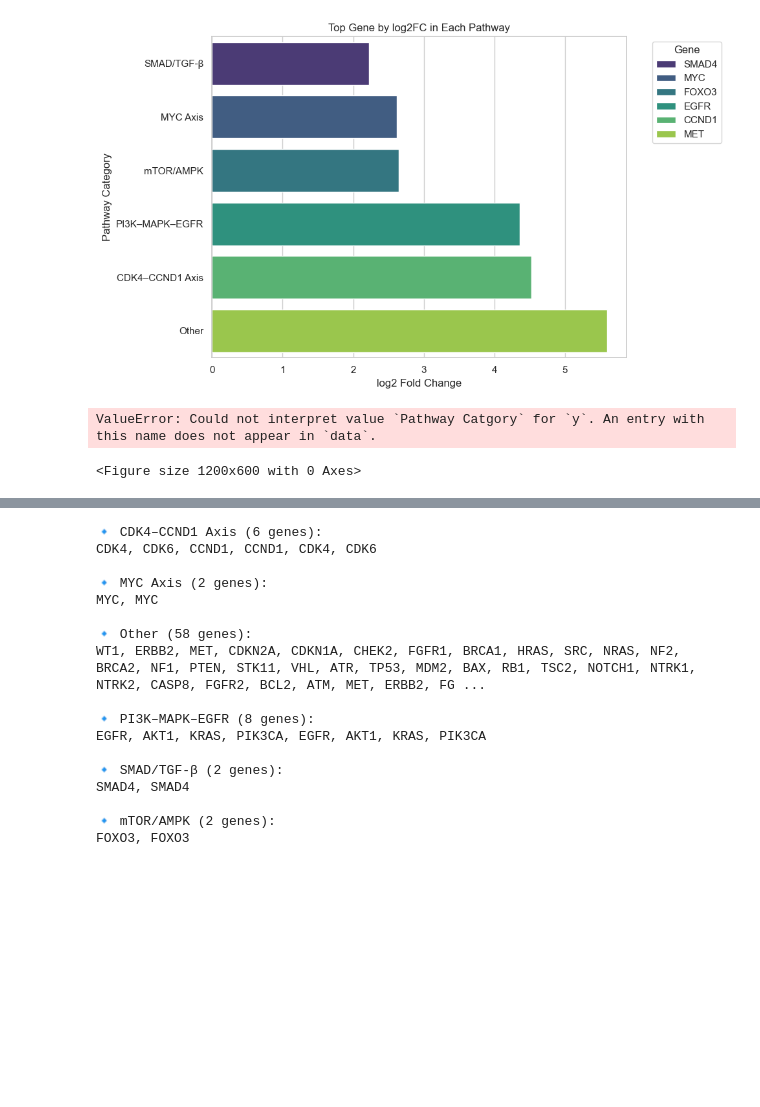
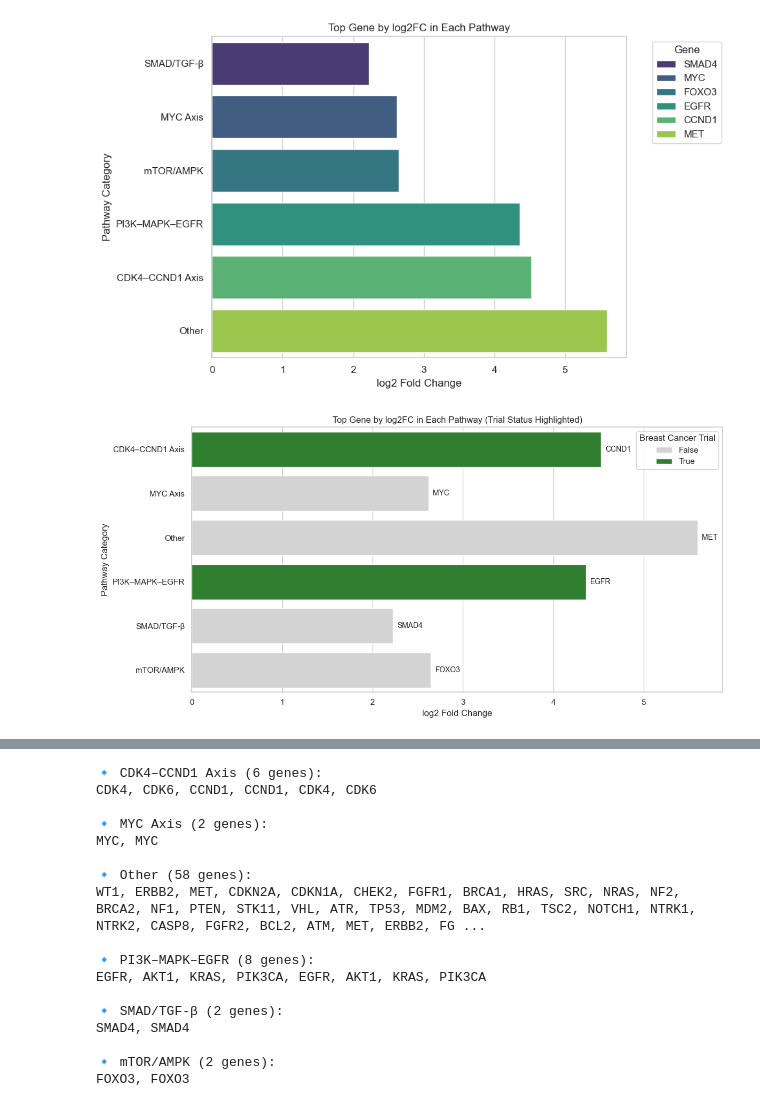
Before and after one commit to oliverraj/interpretable-machine-learning-oncology, a Jupyter notebook: notebooks/09_combined_DE_final_24July.ipynb, the cells around one changed output, grey strips where cells are left out. Cells and saved outputs as stored; diff of their text form; code cells hidden in the pictures; blank space fills up the shorter version.

```diff
--- a/notebooks/09_combined_DE_final_24July.ipynb
+++ b/notebooks/09_combined_DE_final_24July.ipynb
@@ -565,36 +555,35 @@ import seaborn as sns
 # Replace any missing pathways with 'Other'
 df["Pathway Category"] = df["Pathway Category"].fillna("Other")
 
 # Identify the top gene (highest log2_fc) in each pathway
 top_genes = df.sort_values("log2FC", ascending=False).groupby("Pathway Category").first().reset_index()
 
 # Plot
 plt.figure(figsize=(12, 6))
 sns.barplot(
     data=top_genes,
-    y="Pathway Catgory",
+    y="Pathway Category",
     x="log2FC",
     hue="Has Breast Cancer Trial",  # Adds color based on trial status
     dodge=False,  # Prevents bar separation
     palette={True: "forestgreen", False: "lightgray"}
 )
 
 # Add gene labels inside bars
 for i, row in top_genes.iterrows():
     plt.text(
         row["log2FC"] + 0.05, i, row["Gene"],
         va='center', ha='left', fontsize=10
     )
 
 plt.title("Top Gene by log2FC in Each Pathway (Trial Status Highlighted)")
 plt.xlabel("log2 Fold Change")
 plt.ylabel("Pathway Category")
 plt.legend(title="Breast Cancer Trial")
 plt.tight_layout()
 plt.show()
 # %% [output]
-ValueError: Could not interpret value `Pathway Catgory` for `y`. An entry with this name does not appear in `data`.
-<Figure size 1200x600 with 0 Axes>
+[figure, added]
 # %%
 ##  Here's the full Bubble Plot code where:
 ## x-axis = log2_fc
```
Also changed, not shown: parts of 12 cells of this notebook.
